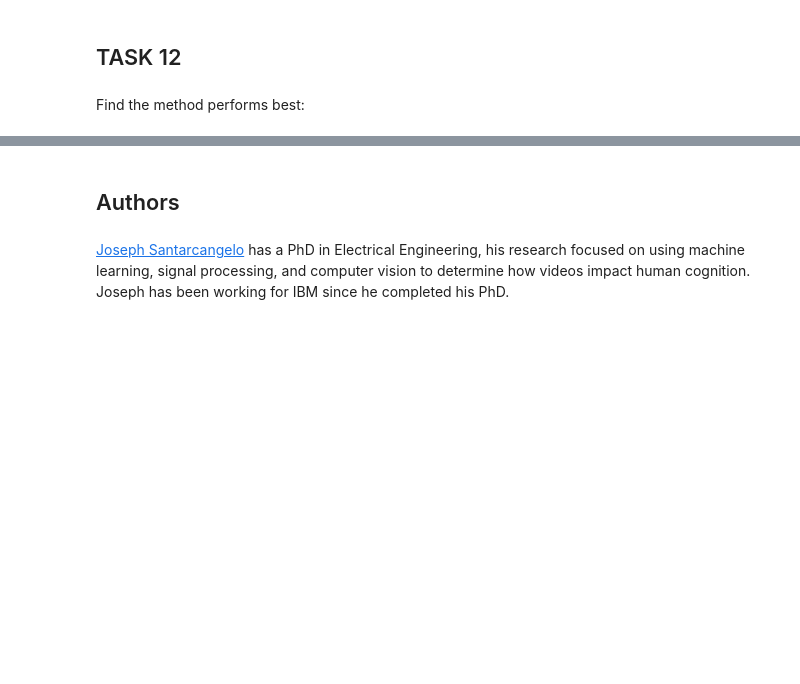
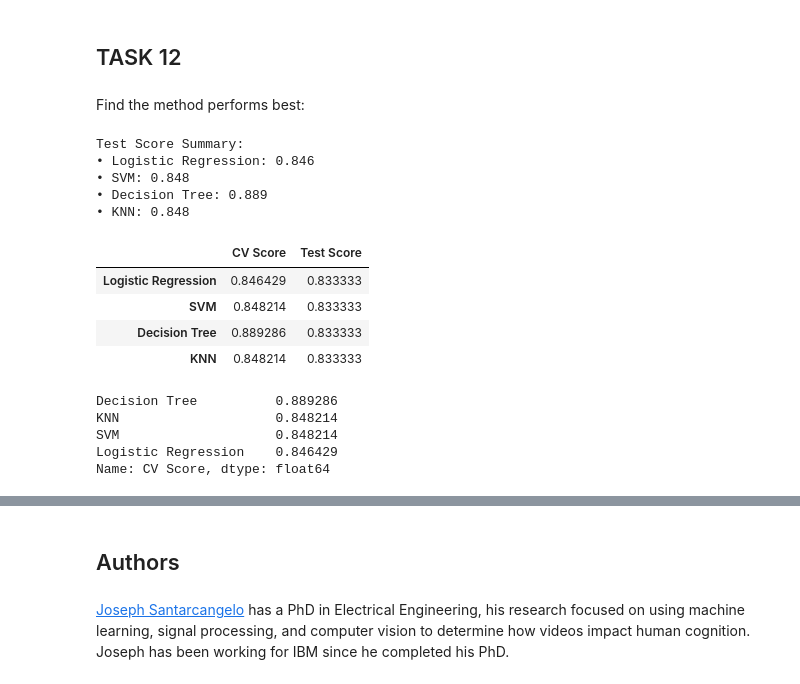
Before and after one commit to LuanaHerllainLopes/CertificateIBM_DataScience, a Jupyter notebook: SpaceX_Machine Learning Prediction_Part_5.ipynb, the cells around one changed output, grey strips where cells are left out. Drawn from its saved outputs; the diff is of its cells as text; code cells hidden in the pictures; blank space fills up the shorter version.

```diff
--- a/SpaceX_Machine Learning Prediction_Part_5.ipynb
+++ b/SpaceX_Machine Learning Prediction_Part_5.ipynb
@@ -275,7 +279,7 @@ parameters = {'criterion': ['gini', 'entropy'],
 
 tree = DecisionTreeClassifier()
 # %%
-tree_cv = GridSearchCV(estimator=tree, param_grid = parameters, cv=10)
+tree_cv = GridSearchCV(estimator=tree, param_grid = parameters, scoring='accuracy', cv=10)
 tree_cv.fit(X_train, Y_train)
 # %% [output]
 GridSearchCV(cv=10, estimator=DecisionTreeClassifier(),
@@ -353,0 +360,35 @@ In the KNN, decision tree and SVM methods we found the same results, making it i
+# %%
+print("Test Score Summary:")
+
+str_output = ("\u2022 Logistic Regression: {0:.3f}\n\u2022 "
+              "SVM: {1:.3f}\n\u2022 Decision Tree: {2:.3f}\n\u2022 KNN: {3:.3f}")
+
+print(str_output.format(logreg_cv.best_score_, svm_cv.best_score_, tree_cv.best_score_, knn_cv.best_score_))
+# %% [output]
+Test Score Summary:
+• Logistic Regression: 0.846
+• SVM: 0.848
+• Decision Tree: 0.889
+• KNN: 0.848
+# %%
+result_df = pd.DataFrame(data=[[logreg_cv.best_score_, logreg_cv_score],
+                               [svm_cv.best_score_, svm_cv_score],
+                               [tree_cv.best_score_, tree_cv_score],
+                               [knn_cv.best_score_, knn_cv_score]],
+                         columns=['CV Score', 'Test Score'],
+                         index=['Logistic Regression', 'SVM', 'Decision Tree', 'KNN'])
+result_df
+# %% [output]
+|  | CV Score | Test Score |
+| Logistic Regression | 0.846429 | 0.833333 |
+| SVM | 0.848214 | 0.833333 |
+| Decision Tree | 0.889286 | 0.833333 |
+| KNN | 0.848214 | 0.833333 |
+# %%
+result_df['CV Score'].sort_values(ascending=False)
+# %% [output]
+Decision Tree          0.889286
+KNN                    0.848214
+SVM                    0.848214
+Logistic Regression    0.846429
+Name: CV Score, dtype: float64
```
Also changed, not shown: parts of 14 cells of this notebook.
